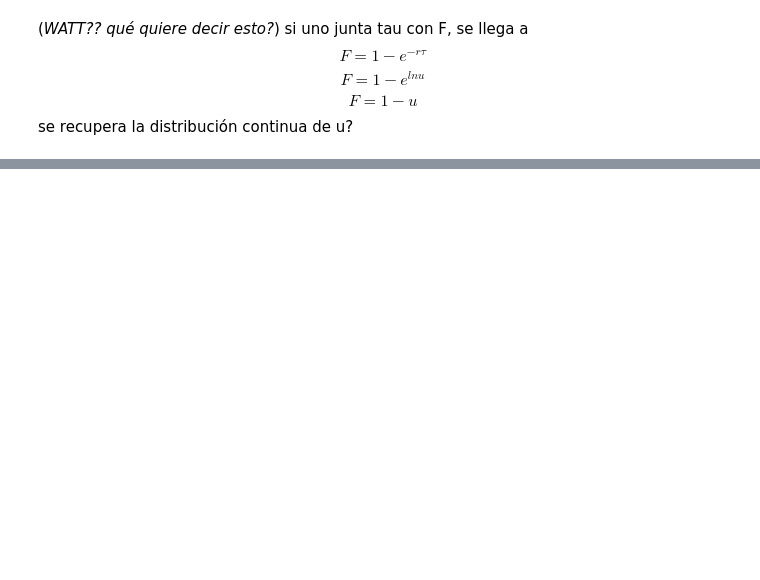
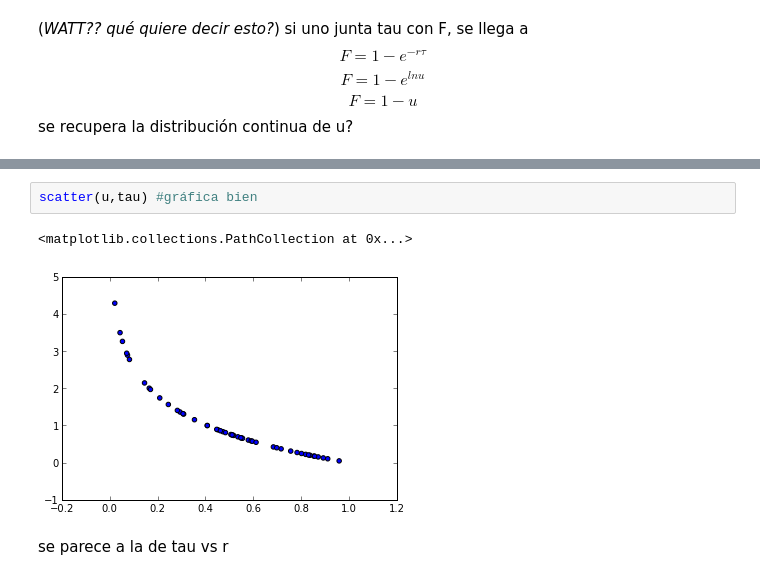
Before and after one commit to jdestupinan1332/Sistems-Biology, a Jupyter notebook: hw_4/Punto 2.ipynb, the cells around one changed output, grey strips where cells are left out. Saved outputs shown, nothing was run; the diff lists cells and outputs as text; blank space fills up the shorter version.

```diff
--- a/hw_4/Punto 2.ipynb
+++ b/hw_4/Punto 2.ipynb
@@ -48,0 +66,7 @@ u =  0.247113073966
+# %%
+scatter(u,tau) #gráfica bien
+# %% [output]
+<matplotlib.collections.PathCollection at 0x...>
+[figure, added]
+# %% [markdown]
+se parece a la de tau vs r
```
Also changed, not shown: parts of 7 cells of this notebook.
